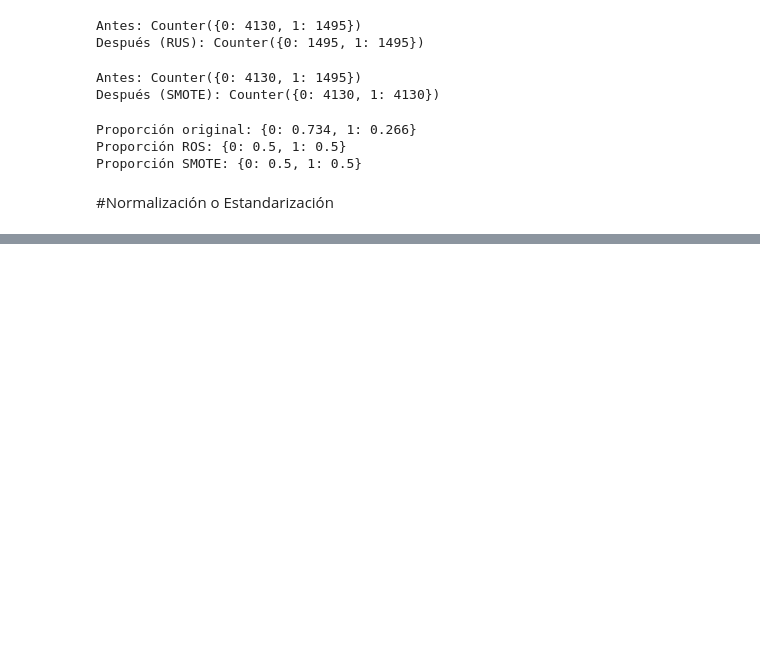
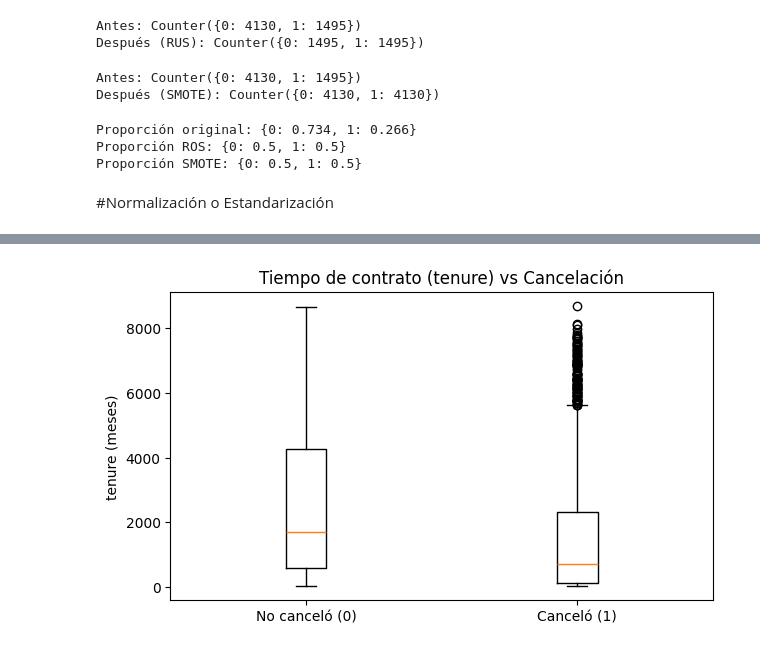
Before and after one commit to sergiotadeocmontoya-alt/challenge-telecomx-parte2-ml, a Jupyter notebook: TeleconXParte2_Sergio.ipynb, the cells around one changed output, grey strips where cells are left out. Drawn from its saved outputs; the diff is of its cells as text; code cells hidden in the pictures; blank space fills up the shorter version.

```diff
--- a/TeleconXParte2_Sergio.ipynb
+++ b/TeleconXParte2_Sergio.ipynb
@@ -348,0 +583,8 @@ Proporción SMOTE: {0: 0.5, 1: 0.5}
+# %%
+plt.figure(figsize=(7,4))
+plt.boxplot([data0, data1], tick_labels=["No canceló (0)", "Canceló (1)"])
+plt.title("Tiempo de contrato (tenure) vs Cancelación")
+plt.ylabel("tenure (meses)")
+plt.show()
+# %% [output]
+[figure, added]
```
Also changed, not shown: parts of 23 cells of this notebook.
